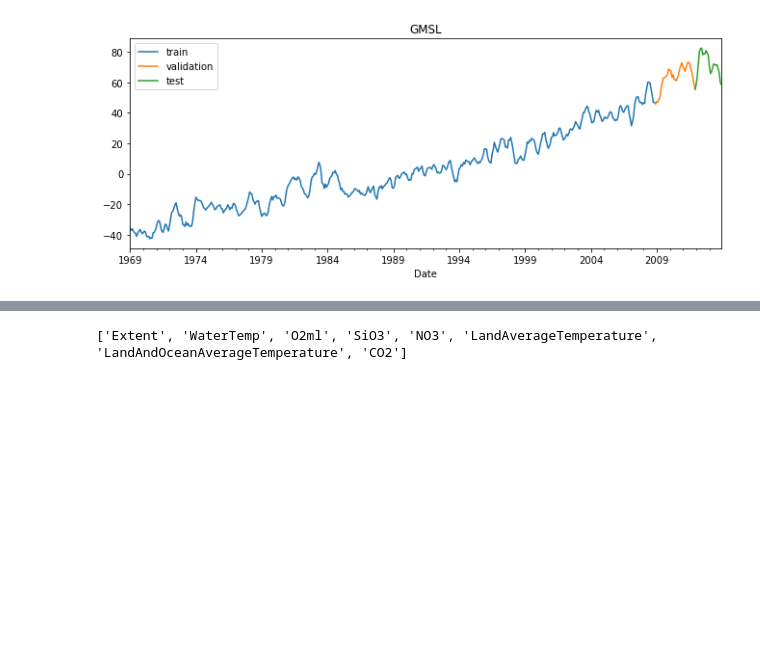
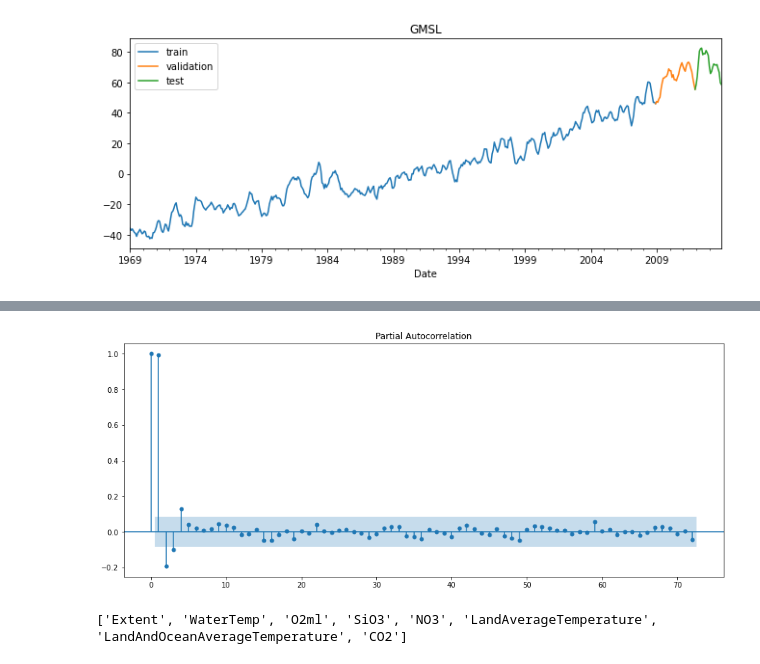
Before and after one commit to MAS-3S/SIAP-Analysis-Prediction-GMSL, a Jupyter notebook: implementation/time_series_gmsl.ipynb, the cells around one changed output, grey strips where cells are left out. Saved outputs shown, nothing was run; the diff lists cells and outputs as text; code cells hidden in the pictures; blank space fills up the shorter version.

```diff
--- a/implementation/time_series_gmsl.ipynb
+++ b/implementation/time_series_gmsl.ipynb
@@ -72,3 +118,11 @@ ax.legend()
+# %%
+# Partial autocorrelation plot
+# ==============================================================================
+fig, ax = plt.subplots(figsize=(15, 6))
+plot_pacf(data['GMSL'], ax=ax, lags=72, method='ywm')
+plt.show()
+# %% [output]
+[figure, added]
 # %%
 exog_variables = [column for column in data.columns
                       if column.startswith(('Extent', 'WaterTemp', 'O2ml', 'SiO3', 'NO3', 'LandAverageTemperature', 'LandAndOceanAverageTemperature', 'CO2'))]
```
Also changed, not shown: parts of 17 cells of this notebook.
